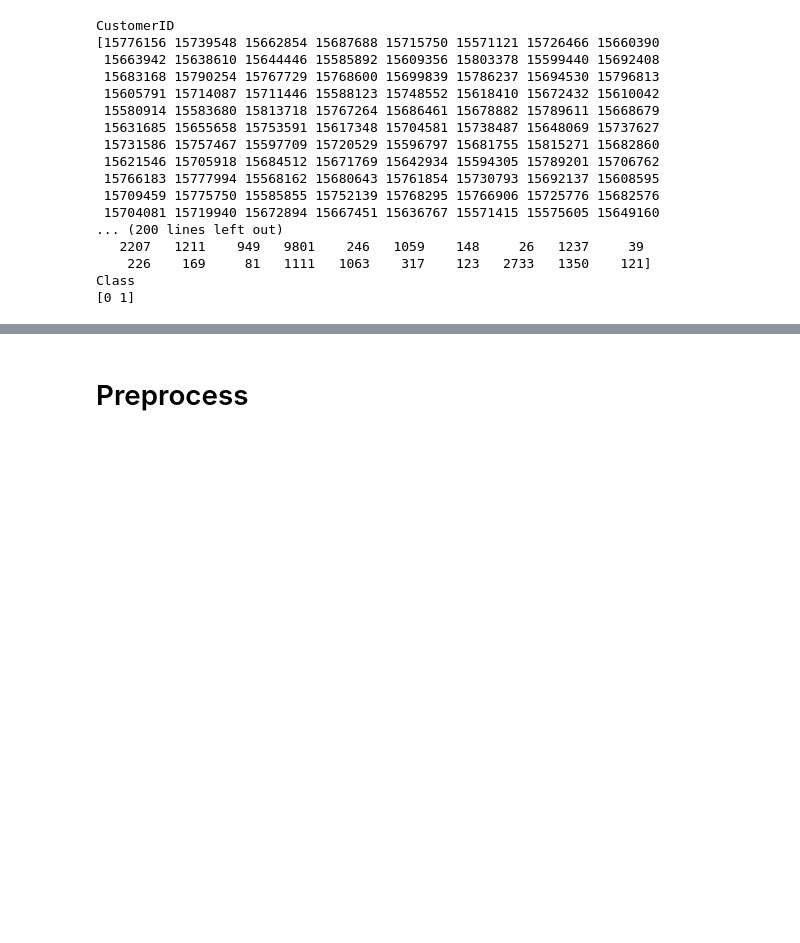
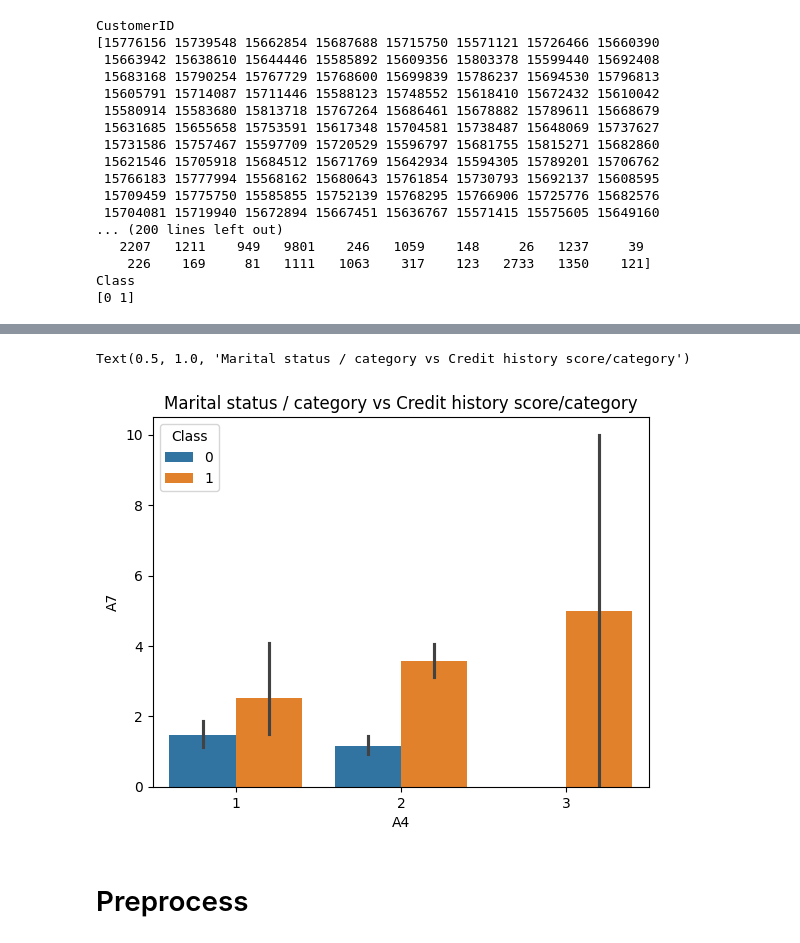
Before and after one commit to abeeraz379/Credit-Card-Applications-Prediction, a Jupyter notebook: Credit_Card_Applications_Prediction_.ipynb, the cells around one changed output, grey strips where cells are left out. Drawn from its saved outputs; the diff is of its cells as text; code cells hidden in the pictures; blank space fills up the shorter version.

```diff
--- a/Credit_Card_Applications_Prediction_.ipynb
+++ b/Credit_Card_Applications_Prediction_.ipynb
@@ -136,3 +173,10 @@ Class
+# %%
+sns.barplot(data=df,x='A4',y='A7',hue='Class')
+ax=plt.gca()
+ax.set_title('Marital status / category vs Credit history score/category')
+# %% [output]
+Text(0.5, 1.0, 'Marital status / category vs Credit history score/category')
+[figure, added]
 # %% [markdown]
 # Preprocess
 # %%
```
Also changed, not shown: parts of 4 cells of this notebook.
